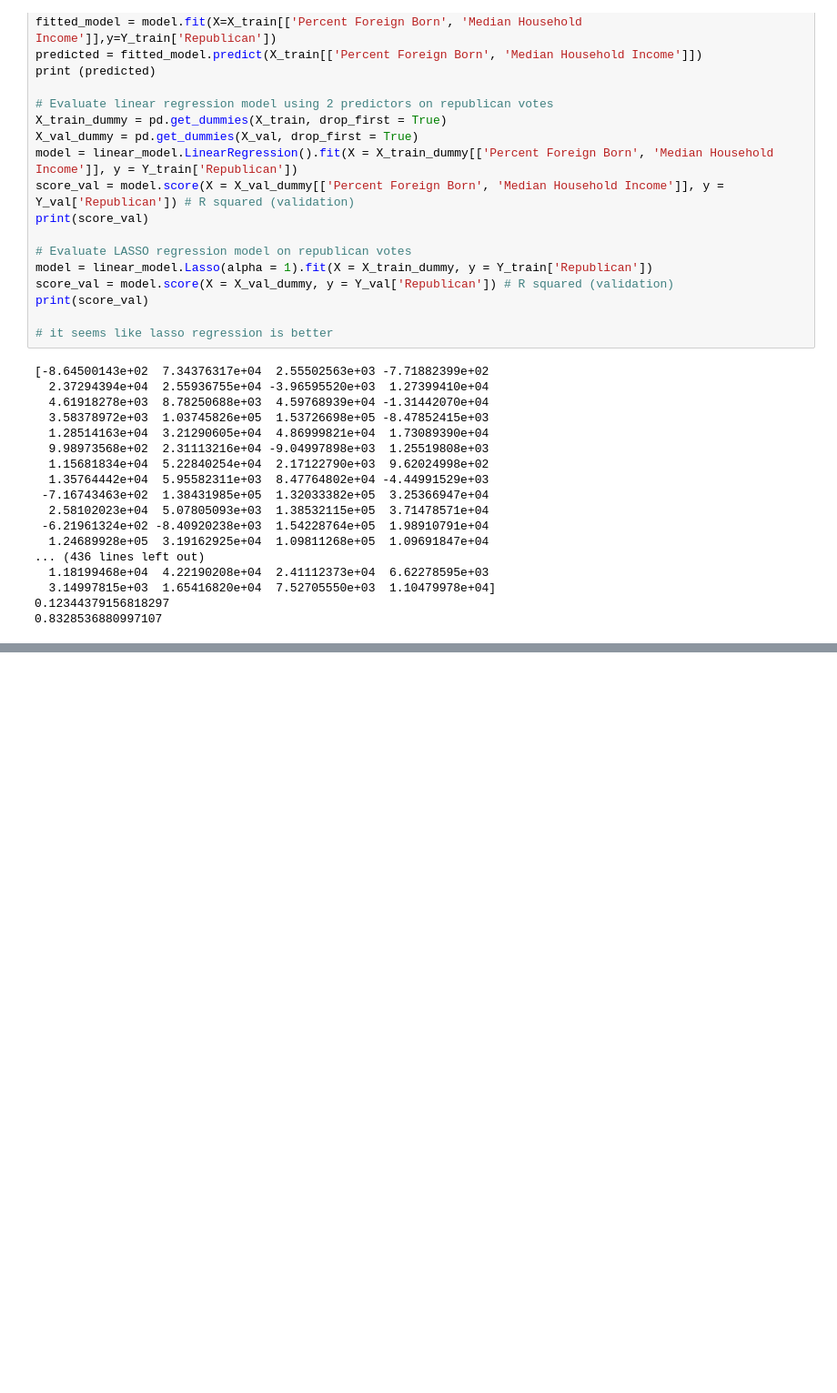
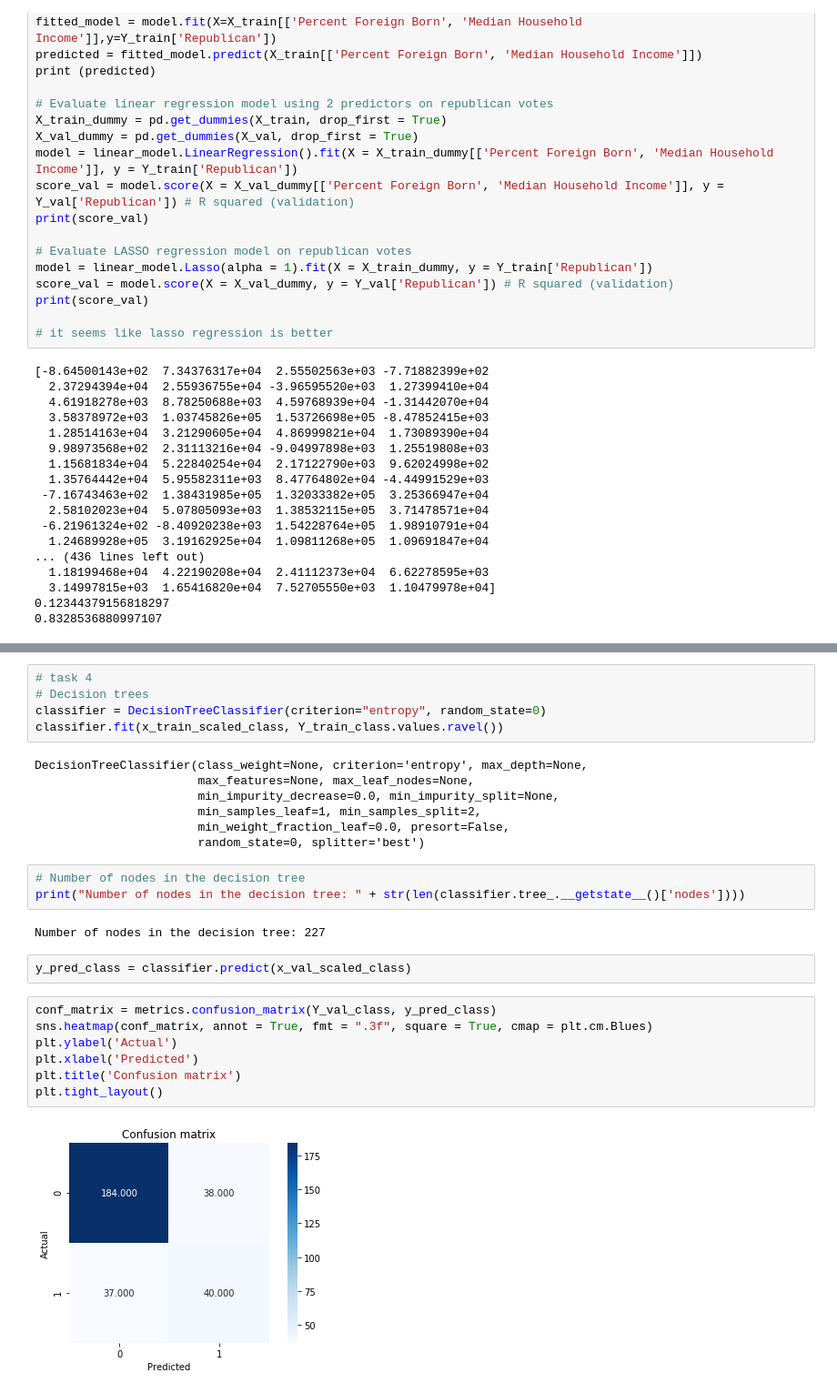
Before and after one commit to ospa1/418proj2, a Jupyter notebook: proj2.ipynb, the cells around one changed output, grey strips where cells are left out. Shown: that part at 91% size. Drawn from its saved outputs; the diff is of its cells as text; blank space fills up the shorter version.

```diff
--- a/proj2.ipynb
+++ b/proj2.ipynb
@@ -113,0 +215,28 @@ print(score_val)
+# %%
+# task 4
+# Decision trees
+classifier = DecisionTreeClassifier(criterion="entropy", random_state=0)
+classifier.fit(x_train_scaled_class, Y_train_class.values.ravel())
+# %% [output]
+DecisionTreeClassifier(class_weight=None, criterion='entropy', max_depth=None,
+                       max_features=None, max_leaf_nodes=None,
+                       min_impurity_decrease=0.0, min_impurity_split=None,
+                       min_samples_leaf=1, min_samples_split=2,
+                       min_weight_fraction_leaf=0.0, presort=False,
+                       random_state=0, splitter='best')
+# %%
+# Number of nodes in the decision tree
+print("Number of nodes in the decision tree: " + str(len(classifier.tree_.__getstate__()['nodes'])))
+# %% [output]
+Number of nodes in the decision tree: 227
+# %%
+y_pred_class = classifier.predict(x_val_scaled_class)
+# %%
+conf_matrix = metrics.confusion_matrix(Y_val_class, y_pred_class)
+sns.heatmap(conf_matrix, annot = True, fmt = ".3f", square = True, cmap = plt.cm.Blues)
+plt.ylabel('Actual')
+plt.xlabel('Predicted')
+plt.title('Confusion matrix')
+plt.tight_layout()
+# %% [output]
+[figure, added]
```
Also changed, not shown: parts of 18 cells of this notebook.
